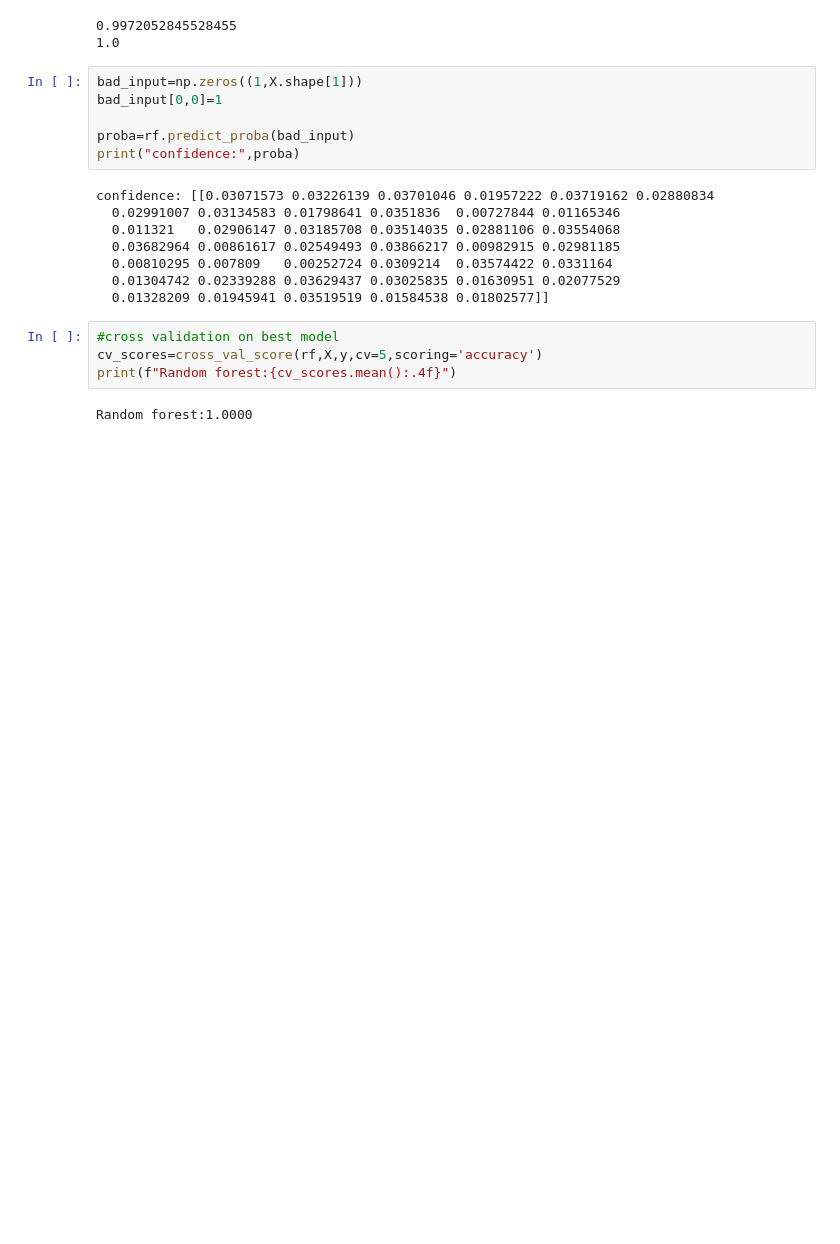
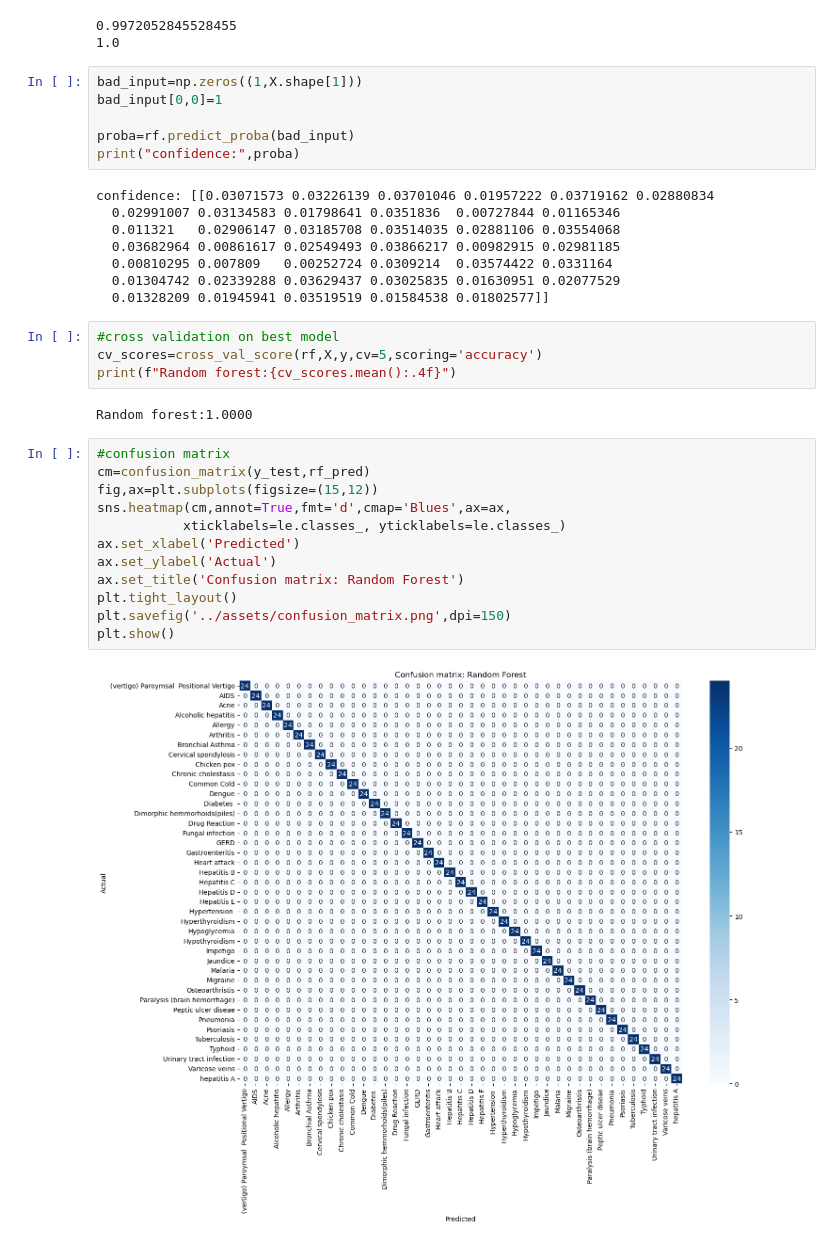
Before and after one commit to shravyamogaveera195/MedBot, a Jupyter notebook: notebooks/3_model_training.ipynb, the cells around one changed output. Cells and saved outputs as stored; diff of their text form; blank space fills up the shorter version.

```diff
--- a/notebooks/3_model_training.ipynb
+++ b/notebooks/3_model_training.ipynb
@@ -107,3 +107,17 @@ cv_scores=cross_val_score(rf,X,y,cv=5,scoring='accuracy')
 print(f"Random forest:{cv_scores.mean():.4f}")
 # %% [output]
 Random forest:1.0000
+# %%
+#confusion matrix
+cm=confusion_matrix(y_test,rf_pred)
+fig,ax=plt.subplots(figsize=(15,12))
+sns.heatmap(cm,annot=True,fmt='d',cmap='Blues',ax=ax,
+           xticklabels=le.classes_, yticklabels=le.classes_)
+ax.set_xlabel('Predicted')
+ax.set_ylabel('Actual')
+ax.set_title('Confusion matrix: Random Forest')
+plt.tight_layout()
+plt.savefig('../assets/confusion_matrix.png',dpi=150)
+plt.show()
+# %% [output]
+[figure, added]
```
Also changed, not shown: parts of 3 cells of this notebook, 4 other files.
